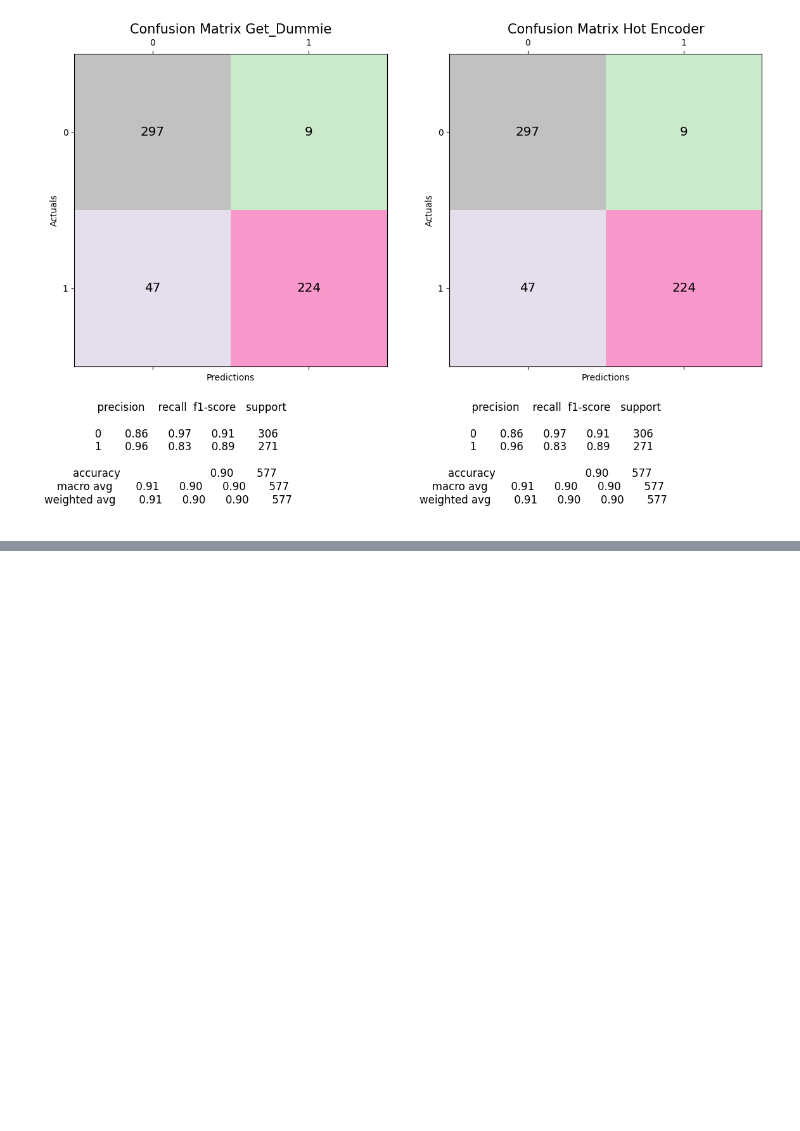
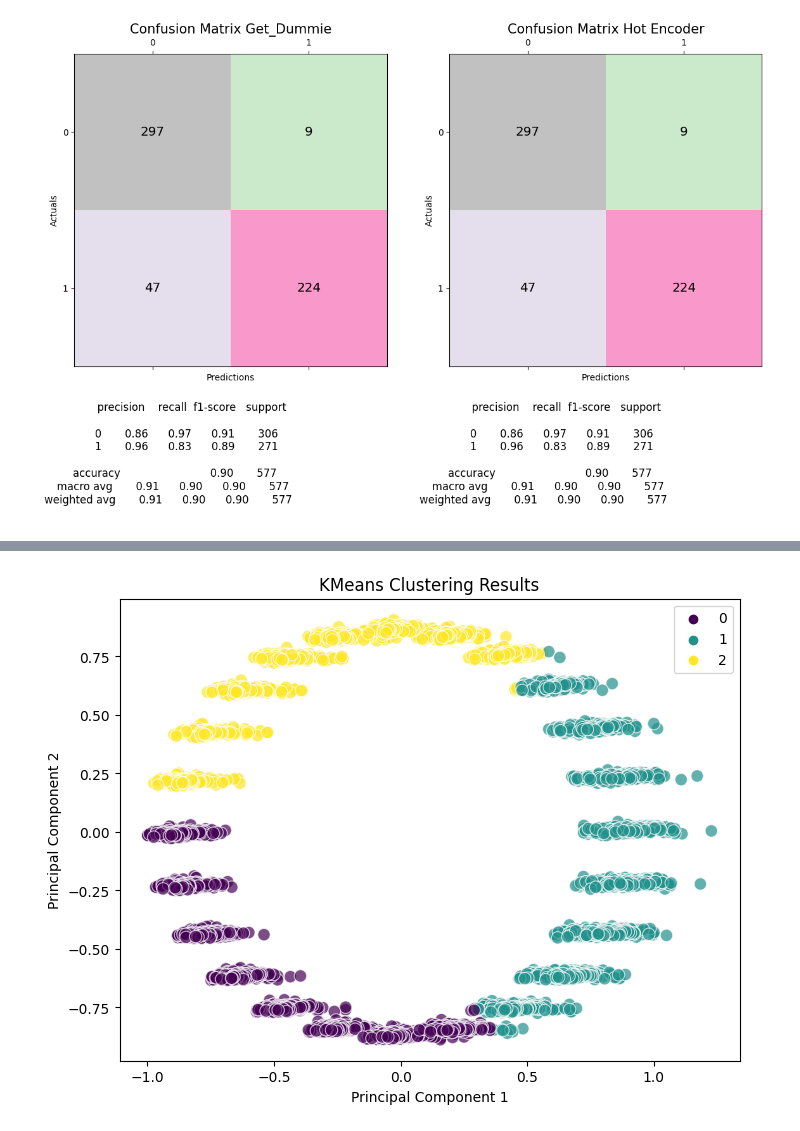
Before and after one commit to frankfaisca/machine-learning, a Jupyter notebook: AM_FRANK_BELMIRO_2.ipynb, the cells around one changed output, grey strips where cells are left out. Cells and saved outputs as stored; diff of their text form; code cells hidden in the pictures; blank space fills up the shorter version.

```diff
--- a/AM_FRANK_BELMIRO_2.ipynb
+++ b/AM_FRANK_BELMIRO_2.ipynb
@@ -302,0 +657,9 @@ plt.show()
+# %%
+# Load pickle file into train and test samples
+
+outfilename = "/content/drive/MyDrive/Colab Notebooks/data/A652.pickle"
+
+file = open(outfilename , 'rb')
+(X_train , y_train , X_val , y_val , X_test , y_test) = pickle.load(file)
+
+print(f"Shapes A652: ", X_train.shape , X_val.shape , X_test.shape)
@@ -302,0 +844,9 @@ plt.show()
+# %%
+# Load pickle file into train and test samples
+
+outfilename = "/content/drive/MyDrive/Colab Notebooks/data/A652.pickle"
+
+file = open(outfilename , 'rb')
+(X_train , y_train , X_val , y_val , X_test , y_test) = pickle.load(file)
+
+print(f"Shapes A652: ", X_train.shape , X_val.shape , X_test.shape)
@@ -302,0 +942,25 @@ plt.show()
+# %%
+# Apply PCA for visualization (reduce dimensionality to 2 for plotting)
+pca = PCA(n_components=2)
+X_pca = pca.fit_transform(X_train)
+
+# Initialize KMeans with the best parameters
+best_kmeans = KMeans(n_clusters=3, init='k-means++', max_iter=300, random_state=42)
+best_kmeans.fit(X_train)
+
+# Get cluster labels for each data point
+labels = best_kmeans.labels_
+
+# Create a DataFrame for visualization
+df = pd.DataFrame({'PC1': X_pca[:, 0], 'PC2': X_pca[:, 1], 'Cluster': labels})
+
+# Plot the clustered data
+plt.figure(figsize=(8, 6))
+sns.scatterplot(x='PC1', y='PC2', hue='Cluster', data=df, palette='viridis', s=80, edgecolor='w', alpha=0.7)
+plt.title('KMeans Clustering Results')
+plt.xlabel('Principal Component 1')
+plt.ylabel('Principal Component 2')
+plt.legend()
+plt.show()
+# %% [output]
+[figure, added]
```
Also changed, not shown: parts of 36 cells of this notebook.
